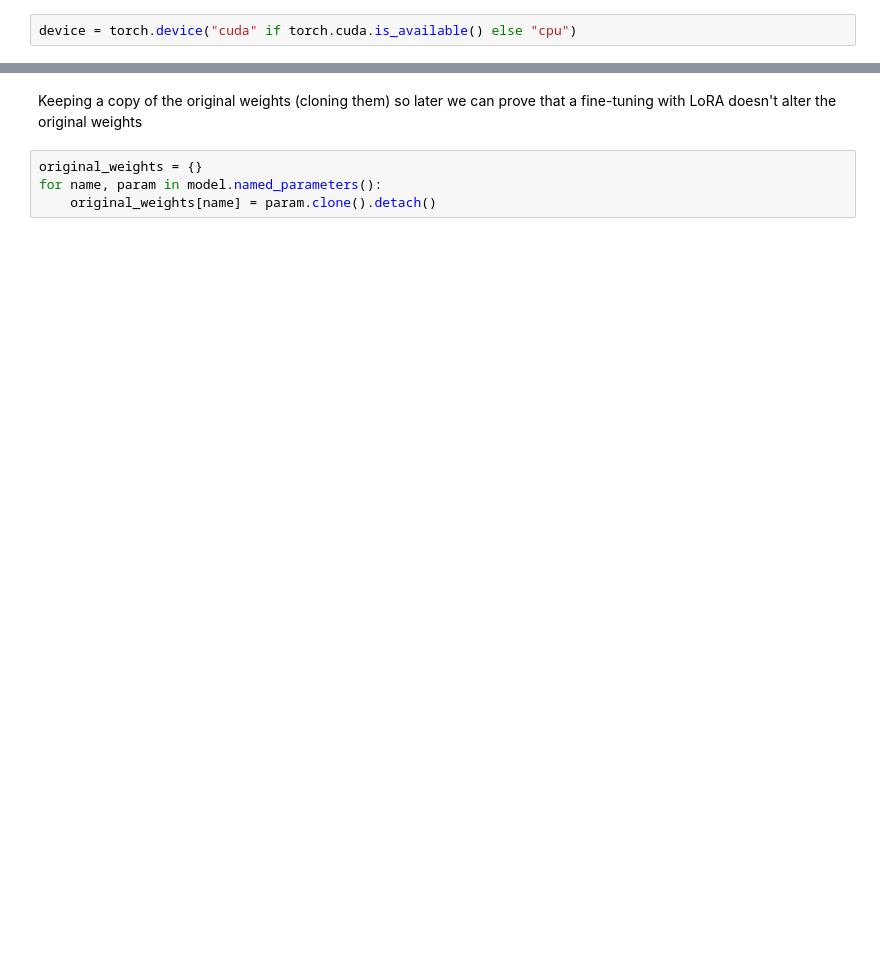
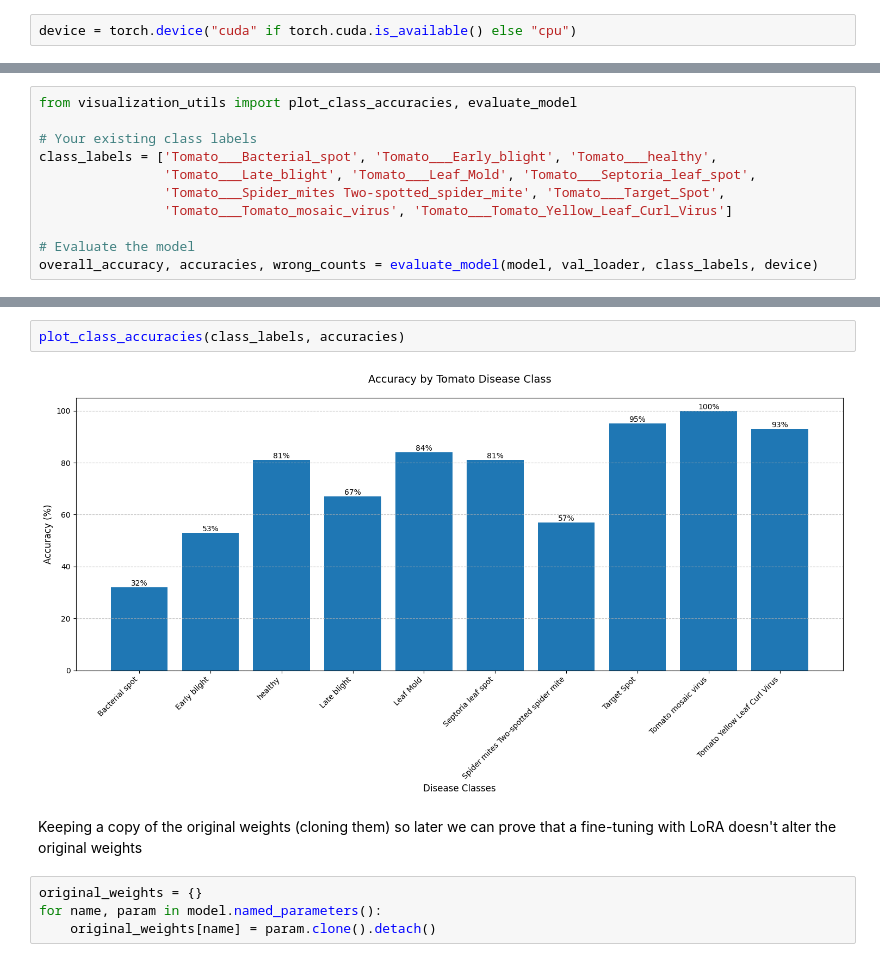
Before and after one commit to Epein5/AI-Lab, a Jupyter notebook: LoRA/train.ipynb, the cells around one changed output, grey strips where cells are left out. Saved outputs shown, nothing was run; the diff lists cells and outputs as text; blank space fills up the shorter version.

```diff
--- a/LoRA/train.ipynb
+++ b/LoRA/train.ipynb
@@ -162,0 +45,11 @@ Training completed!
+# %%
+from visualization_utils import plot_class_accuracies, evaluate_model
+
+# Your existing class labels
+class_labels = ['Tomato___Bacterial_spot', 'Tomato___Early_blight', 'Tomato___healthy',
+                'Tomato___Late_blight', 'Tomato___Leaf_Mold', 'Tomato___Septoria_leaf_spot',
+                'Tomato___Spider_mites Two-spotted_spider_mite', 'Tomato___Target_Spot',
+                'Tomato___Tomato_mosaic_virus', 'Tomato___Tomato_Yellow_Leaf_Curl_Virus']
+
+# Evaluate the model
+overall_accuracy, accuracies, wrong_counts = evaluate_model(model, val_loader, class_labels, device)
@@ -163,3 +74,7 @@ Training completed!
+# %%
+plot_class_accuracies(class_labels, accuracies)
+# %% [output]
+[figure, added]
 # %% [markdown]
 Keeping a copy of the original weights (cloning them) so later we can prove that a fine-tuning with LoRA doesn't alter the original weights
 # %%
```
Also changed, not shown: parts of 16 cells of this notebook, 6 other files.
